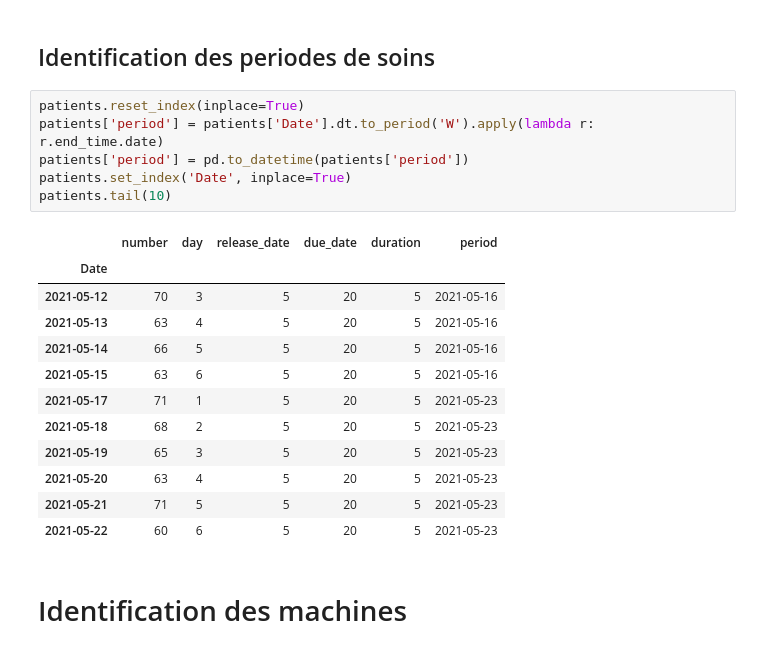
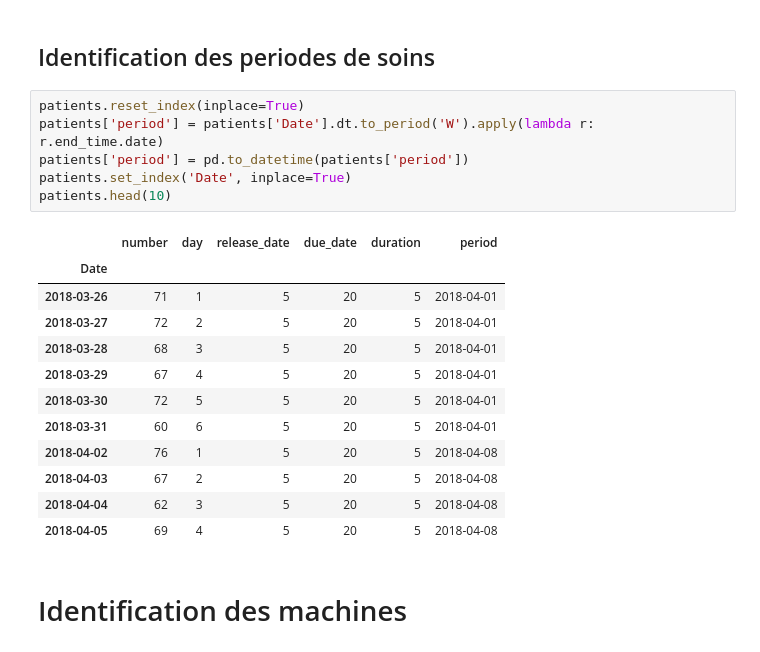
Before and after one commit to MalcomChumchouaPenda/rcemp-dial, a Jupyter notebook: notebooks/benchmarking_HGD.ipynb, the cells around one changed output. Saved outputs shown, nothing was run; the diff lists cells and outputs as text.

```diff
--- a/notebooks/benchmarking_HGD.ipynb
+++ b/notebooks/benchmarking_HGD.ipynb
@@ -284,22 +285,22 @@ patients.head()
 # %%
 patients.reset_index(inplace=True)
 patients['period'] = patients['Date'].dt.to_period('W').apply(lambda r: r.end_time.date)
 patients['period'] = pd.to_datetime(patients['period'])
 patients.set_index('Date', inplace=True)
-patients.tail(10)
+patients.head(10)
 # %% [output]
 |  | number | day | release_date | due_date | duration | period |
 | Date |  |  |  |  |  |  |
-| 2021-05-12 | 70 | 3 | 5 | 20 | 5 | 2021-05-16 |
-| 2021-05-13 | 63 | 4 | 5 | 20 | 5 | 2021-05-16 |
-| 2021-05-14 | 66 | 5 | 5 | 20 | 5 | 2021-05-16 |
-| 2021-05-15 | 63 | 6 | 5 | 20 | 5 | 2021-05-16 |
-| 2021-05-17 | 71 | 1 | 5 | 20 | 5 | 2021-05-23 |
-| 2021-05-18 | 68 | 2 | 5 | 20 | 5 | 2021-05-23 |
-| 2021-05-19 | 65 | 3 | 5 | 20 | 5 | 2021-05-23 |
-| 2021-05-20 | 63 | 4 | 5 | 20 | 5 | 2021-05-23 |
-| 2021-05-21 | 71 | 5 | 5 | 20 | 5 | 2021-05-23 |
-| 2021-05-22 | 60 | 6 | 5 | 20 | 5 | 2021-05-23 |
+| 2018-03-26 | 71 | 1 | 5 | 20 | 5 | 2018-04-01 |
+| 2018-03-27 | 72 | 2 | 5 | 20 | 5 | 2018-04-01 |
+| 2018-03-28 | 68 | 3 | 5 | 20 | 5 | 2018-04-01 |
+| 2018-03-29 | 67 | 4 | 5 | 20 | 5 | 2018-04-01 |
+| 2018-03-30 | 72 | 5 | 5 | 20 | 5 | 2018-04-01 |
+| 2018-03-31 | 60 | 6 | 5 | 20 | 5 | 2018-04-01 |
+| 2018-04-02 | 76 | 1 | 5 | 20 | 5 | 2018-04-08 |
+| 2018-04-03 | 67 | 2 | 5 | 20 | 5 | 2018-04-08 |
+| 2018-04-04 | 62 | 3 | 5 | 20 | 5 | 2018-04-08 |
+| 2018-04-05 | 69 | 4 | 5 | 20 | 5 | 2018-04-08 |
 # %% [markdown]
 # Identification des machines
 # %% [markdown]
```
Also changed, not shown: parts of 55 cells of this notebook, 27 other files.
